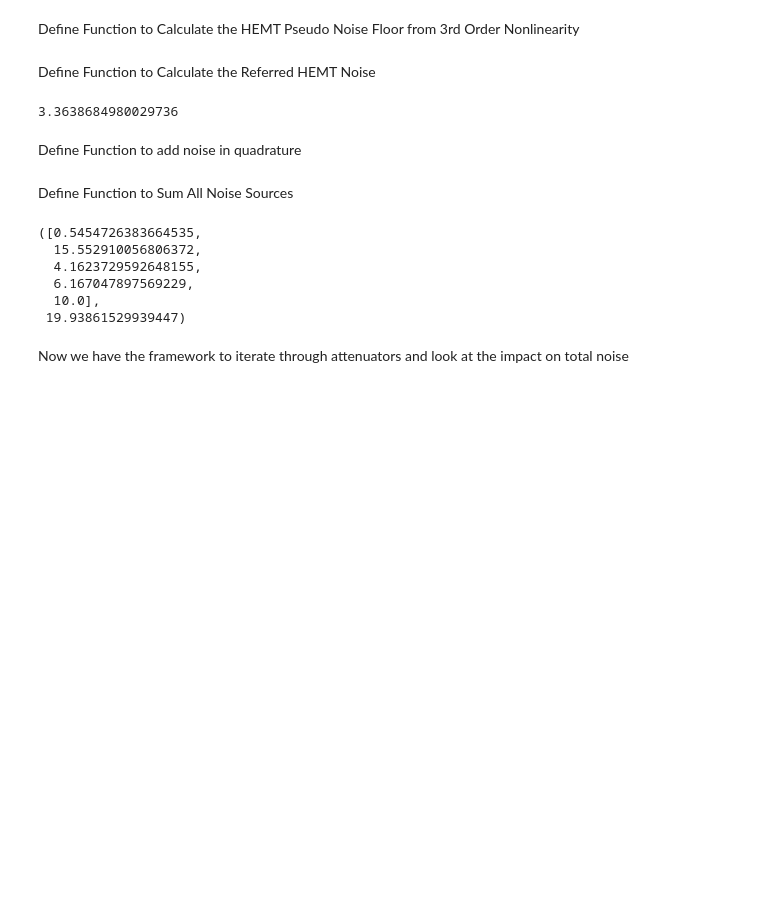
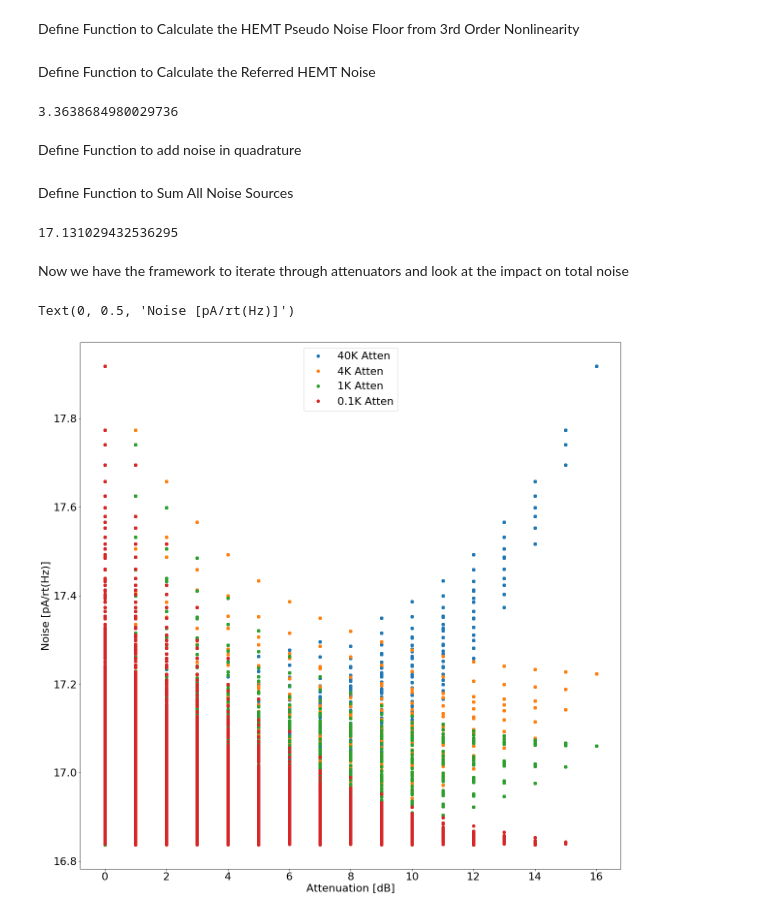
Before and after one commit to simonsobs/readout-script-dev, a Jupyter notebook: Noise/Noise_Sandbox.ipynb, the cells around one changed output. Drawn from its saved outputs; the diff is of its cells as text; code cells hidden in the pictures; blank space fills up the shorter version.

```diff
--- a/Noise/Noise_Sandbox.ipynb
+++ b/Noise/Noise_Sandbox.ipynb
@@ -2,6 +2,7 @@
 Import packages
 # %%
 import numpy as np
+from mpl_toolkits import mplot3d
 import matplotlib.pyplot as plt
 import scipy as sp
 import pandas as pd
@@ -9,6 +10,7 @@ import csv
 from numpy import genfromtxt
 from math import pi
 plt.ion()
+plt.rcParams.update({'font.size': 22,'legend.fontsize': 16})
 dirname = '/home/msilvafe/Documents/SO/umux/Noise/'
 # %% [markdown]
 Initialize Constants
@@ -129,7 +132,7 @@ Maximum Power at Feedline Given SMuRF Limits =  -65.22 dB
 # %% [markdown]
 Define Function to Calculate Noise from DAC
 # %%
-def refer_phase_noise(dBc,loss,temp,Pin,k_b = k_b, Q = Q, f = fmax,p=False):
+def refer_phase_noise(dBc,loss,temp,Pin,k_b = k_b, Q = Q, f = fmax,dfdI = dfdI, p=False):
     T_out = (10.**((Pin-dBc)/10)*.001)/k_b
     T_feed = ref_noise_temp(loss,temp,T_out)
     P_feed = p_referred_pertone(loss,Pin)
@@ -166,7 +169,7 @@ def Pseudo_Noise_Floor(Pin,loss,Dip,Ntones=Ntones,k_b=k_b):
 # %% [markdown]
 Define Function to Calculate the Referred HEMT Noise
 # %%
-def Total_Chain_Noise(loss_out):
+def Total_Chain_Noise(loss_out,LNA_TN=LNA_TN):
     TNtot = 0.
     Gaintot_lin = 10**(np.sum((-loss_out))/10.)
     j=0
@@ -192,22 +195,19 @@ def quad_sum(a,b):
 # %% [markdown]
 Define Function to Sum All Noise Sources
 # %%
-def Calc_All_Noise(lossin = lossin, Tavgin = Tavgin, loss_out = lossout):
-    N_PNP = Pseudo_Noise_Floor(-38,lossin,10)
-    N_DAC = refer_phase_noise(101,lossin,Tavgin,-38)
+def Calc_All_Noise(lossin = lossin, Tavgin = Tavgin, loss_out = lossout,Pin=-38.,LNA_TN=LNA_TN, p=False):
+    N_PNP = Pseudo_Noise_Floor(Pin,lossin,10)
+    N_DAC = refer_phase_noise(101,lossin,Tavgin,Pin)
     N_300K = TN_to_NEI(ref_noise_temp(lossin,Tavgin,300.))
-    N_HEMT_TN = TN_to_NEI(Total_Chain_Noise(lossout))
-    N_TES_bias = 10. #This number is just by design
+    N_HEMT_TN = TN_to_NEI(Total_Chain_Noise(lossout,LNA_TN=LNA_TN))
+    N_TES_bias = 0. #This number is just by design
     NEI_tot = quad_sum(quad_sum(quad_sum(N_PNP,N_DAC),quad_sum(N_300K,N_HEMT_TN)),N_TES_bias)
-    return [N_PNP,N_DAC,N_300K,N_HEMT_TN,N_TES_bias],NEI_tot
+    if p==True:
+        print(N_PNP,N_DAC,N_300K,N_HEMT_TN)
+    return NEI_tot
 # %%
 Calc_All_Noise()
 # %% [output]
-([0.5454726383664535,
-  15.552910056806372,
-  4.1623729592648155,
-  6.167047897569229,
-  10.0],
- 19.93861529939447)
+17.131029432536295
 # %% [markdown]
 Now we have the framework to iterate through attenuators and look at the impact on total noise
@@ -213,0 +242,24 @@ Now we have the framework to iterate through attenuators and look at the impact
+# %%
+plt.figure(figsize=(20,20))
+plt.plot(AttenRand[0,:], NoiseTot,'o',label='40K Atten');
+'''plt.legend()
+plt.xlabel('Attenuation [dB]')
+plt.ylabel('Noise [pA/rt(Hz)]')
+plt.figure(figsize=(20,20))'''
+plt.plot(AttenRand[1,:], NoiseTot,'o',label='4K Atten');
+'''plt.legend()
+plt.xlabel('Attenuation [dB]')
+plt.ylabel('Noise [pA/rt(Hz)]')
+plt.figure(figsize=(20,20))'''
+plt.plot(AttenRand[2,:], NoiseTot,'o',label='1K Atten');
+'''plt.legend()
+plt.xlabel('Attenuation [dB]')
+plt.ylabel('Noise [pA/rt(Hz)]')
+plt.figure(figsize=(20,20))'''
+plt.plot(AttenRand[3,:], NoiseTot,'o',label='0.1K Atten');
+plt.legend()
+plt.xlabel('Attenuation [dB]')
+plt.ylabel('Noise [pA/rt(Hz)]')
+# %% [output]
+Text(0, 0.5, 'Noise [pA/rt(Hz)]')
+[figure, added]
```
Also changed, not shown: parts of 12 cells of this notebook.
